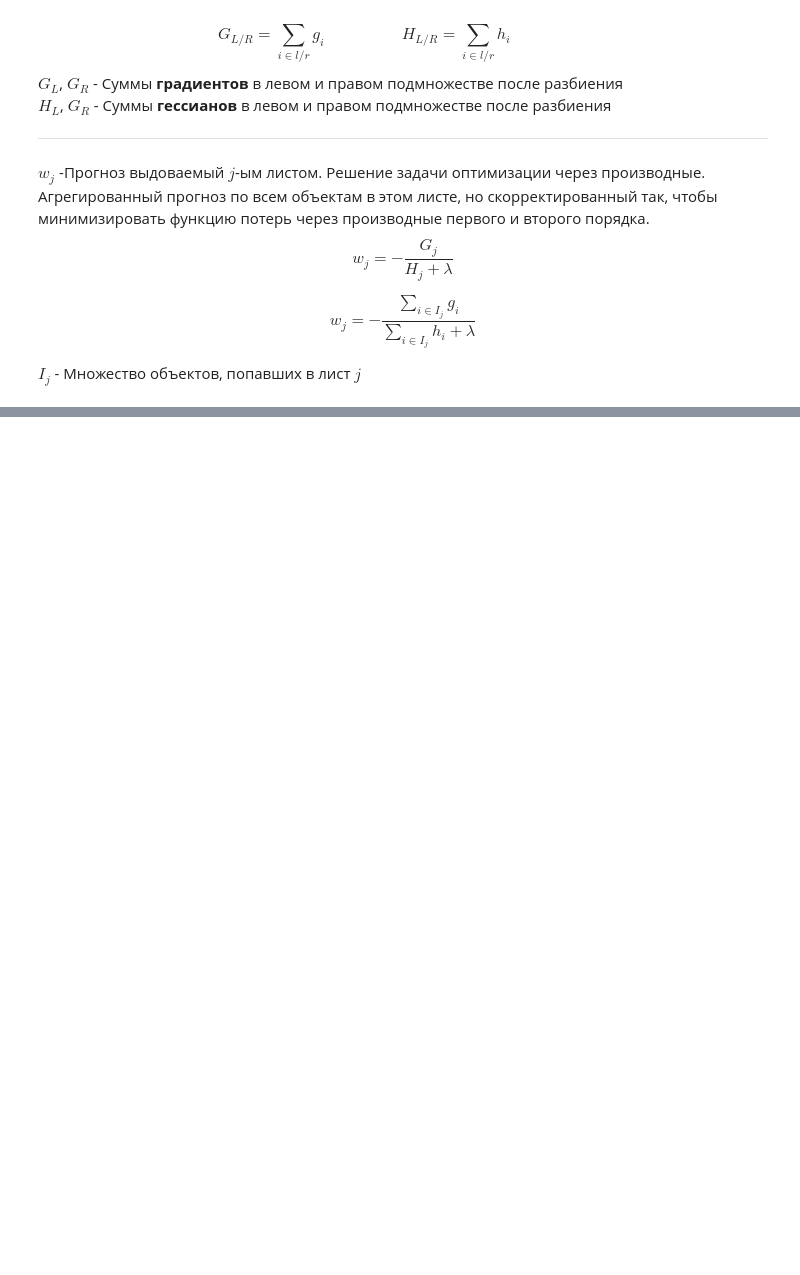
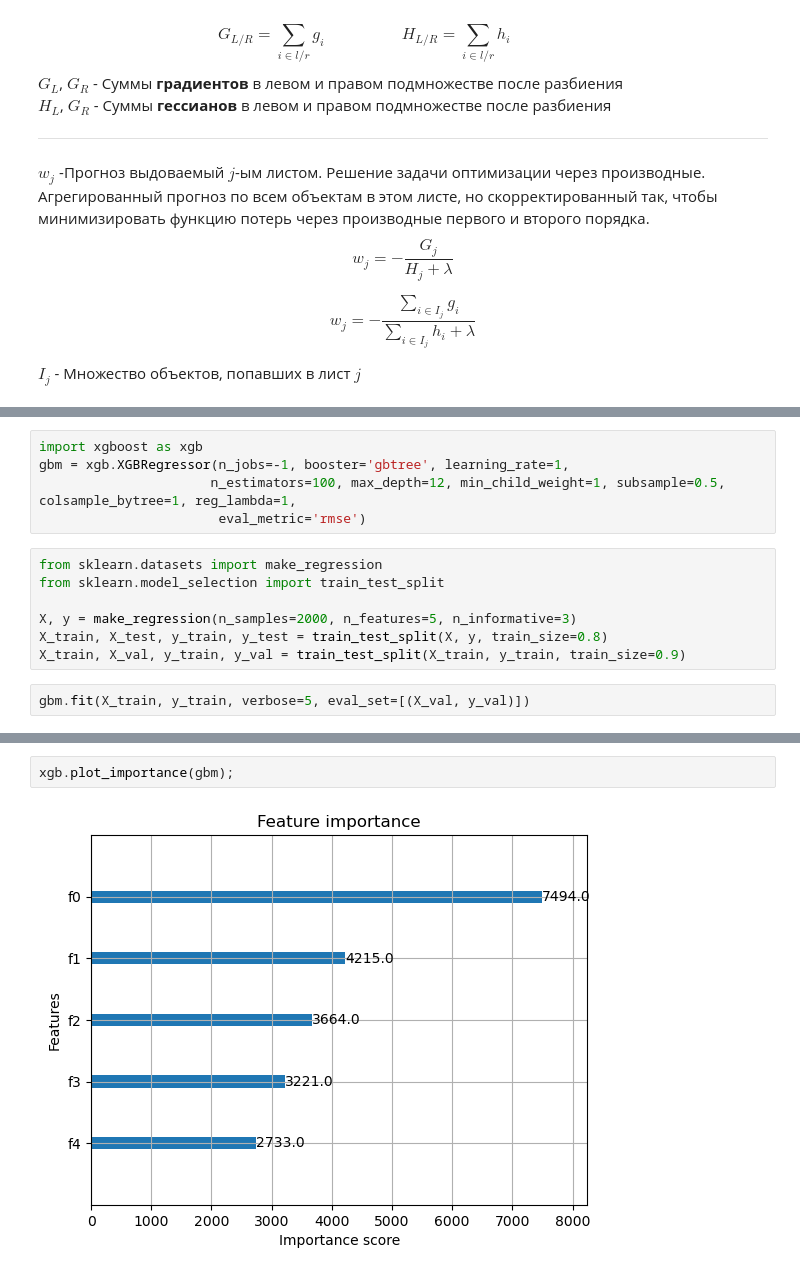
Before and after one commit to EngeloX/ds, a Jupyter notebook: Notebooks/Boosting.ipynb, the cells around one changed output, grey strips where cells are left out. Cells and saved outputs as stored; diff of their text form; blank space fills up the shorter version.

Commit message:
XGBoost params

```diff
--- a/Notebooks/Boosting.ipynb
+++ b/Notebooks/Boosting.ipynb
@@ -175,0 +227,14 @@ $I_j$ - Множество объектов, попавших в лист $j$
+# %%
+import xgboost as xgb
+gbm = xgb.XGBRegressor(n_jobs=-1, booster='gbtree', learning_rate=1,
+                      n_estimators=100, max_depth=12, min_child_weight=1, subsample=0.5, colsample_bytree=1, reg_lambda=1,
+                       eval_metric='rmse')
+# %%
+from sklearn.datasets import make_regression
+from sklearn.model_selection import train_test_split
+
+X, y = make_regression(n_samples=2000, n_features=5, n_informative=3)
+X_train, X_test, y_train, y_test = train_test_split(X, y, train_size=0.8)
+X_train, X_val, y_train, y_val = train_test_split(X_train, y_train, train_size=0.9)
+# %%
+gbm.fit(X_train, y_train, verbose=5, eval_set=[(X_val, y_val)])
@@ -175,0 +279,4 @@ $I_j$ - Множество объектов, попавших в лист $j$
+# %%
+xgb.plot_importance(gbm);
+# %% [output]
+[figure, added]
```
Also changed, not shown: parts of 6 cells of this notebook.
